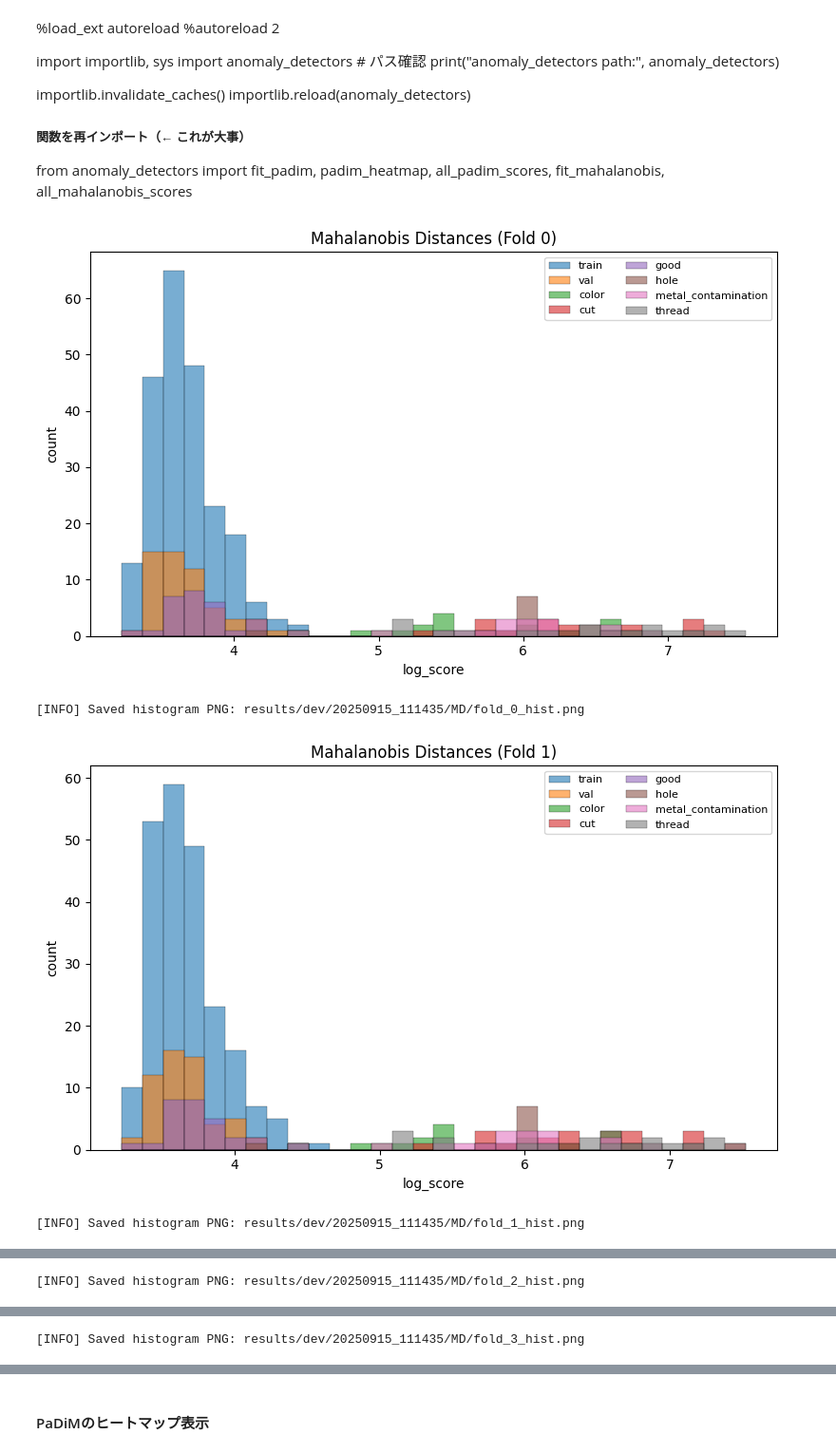
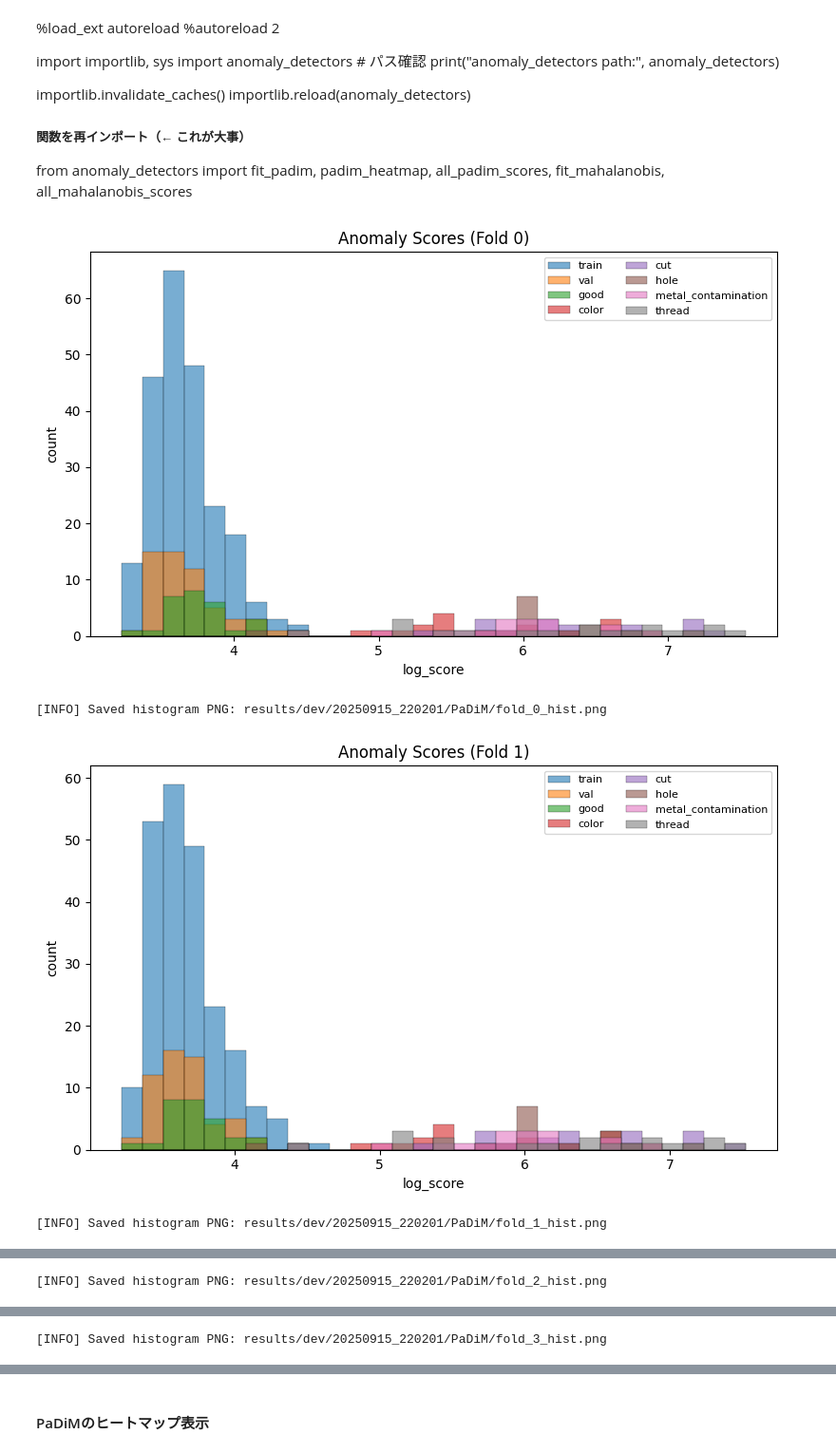
Before and after one commit to macken88/image-anomaly-detection, a Jupyter notebook: 01_experiments_dev.ipynb, the cells around one changed output, grey strips where cells are left out. Shown at 95% size. Cells and saved outputs as stored; diff of their text form; code cells hidden in the pictures.

```diff
--- a/01_experiments_dev.ipynb
+++ b/01_experiments_dev.ipynb
@@ -229,7 +229,7 @@ import plotly.express as px
 ts = datetime.now().strftime('%Y%m%d_%H%M%S')
 base_dir = Path(f'results/dev/{ts}')
 dir_md = base_dir / 'MD'
-dir_p = base_dir / 'PaDiM'
-dir_md.mkdir(parents=True, exist_ok=True); dir_p.mkdir(parents=True, exist_ok=True)
+dir_padim = base_dir / 'PaDiM'
+dir_md.mkdir(parents=True, exist_ok=True); dir_padim.mkdir(parents=True, exist_ok=True)
 print(f'[INFO] Results will be saved under: {base_dir}')
 # %% [output]
@@ -237,5 +237,5 @@ print(f'[INFO] Results will be saved under: {base_dir}')
 # %%
-def plot_histogram(df: pd.DataFrame, ifold: int):
+def plot_histogram(df: pd.DataFrame, ifold: int, save_dir: Path):
     # スコアを対数変換
     df["log_score"] = np.log1p(df["score"])
 
@@ -246,9 +246,9 @@ def plot_histogram(df: pd.DataFrame, ifold: int):
     n_bins = 30
     bin_edges = np.linspace(df["log_score"].min(), df["log_score"].max(), n_bins + 1)
 
-    # 表示順を「train」「val」優先にし、残りは登場順で
+    # 表示順を「train」「val」「good」（テストデータ）優先にし、残りは登場順で
     labels_all = df["label"].unique().tolist()
-    ordered = ["train", "val"] + [l for l in labels_all if l not in ("train", "val")]
+    ordered = ["train", "val", "good"] + [l for l in labels_all if l not in ("train", "val", "good")]
 
     for lb in ordered:
         vals = df.loc[df["label"] == lb, "log_score"].to_numpy()
@@ -263,7 +263,7 @@ def plot_histogram(df: pd.DataFrame, ifold: int):
             linewidth=0.3,
         )
 
-    ax.set_title(f"Mahalanobis Distances (Fold {ifold})")
+    ax.set_title(f"Anomaly Scores (Fold {ifold})")
     ax.set_xlabel("log_score")
     ax.set_ylabel("count")
     # ラベル数が多い場合の視認性配慮（必要に応じて調整）
@@ -274,7 +274,7 @@ def plot_histogram(df: pd.DataFrame, ifold: int):
     plt.show()
 
     # 保存（PNG）
-    out_png = dir_md / f"fold_{ifold}_hist.png"
+    out_png = save_dir / f"fold_{ifold}_hist.png"
     fig.savefig(out_png, dpi=150)
     print(f"[INFO] Saved histogram PNG: {out_png}")
 
@@ -284,7 +284,7 @@ def plot_histogram(df: pd.DataFrame, ifold: int):
 # %%
 all_results_MD = {}
 for ifold, fold in enumerate(cv_folds):
-    model_state = fit_mahalanobis(fold["train_loader"], model, feature_node='features.8', device=device)
+    model_state = fit_mahalanobis(fold["train_loader"], model, device=device)
     scores_train = all_mahalanobis_scores(model_state, fold["train_loader"])
     scores_val = all_mahalanobis_scores(model_state, fold["val_loader"])
     scores_test = all_mahalanobis_scores(model_state, dev_test_loader)
@@ -301,5 +301,5 @@ for ifold, fold in enumerate(cv_folds):
         "label": (["train"] * len(scores_train) + ["val"] * len(scores_val) + dev_test_loader.dataset.labels),
     })
 
-    plot_histogram(df_MD, ifold)
+    plot_histogram(df_MD, ifold, dir_md)
 # %% [output]
@@ -375,34 +375,34 @@ from anomaly_detectors import fit_padim, padim_heatmap, all_padim_scores, fit_ma
 # %%
 # CV 各フォールドで PaDiM を学習・評価
 all_results_PaDiM = {}
 for ifold, fold in enumerate(cv_folds):
     model_state = fit_padim(
         fold["train_loader"],
         model,
         layers=padim_layers,
         d=padim_channel_subsample,
         device=device
         )
     scores_train = all_padim_scores(model_state, fold["train_loader"])
     scores_val = all_padim_scores(model_state, fold["val_loader"])
     scores_test, heatmaps_test = all_padim_scores(model_state, dev_test_loader, return_maps=True)
 
     all_results_PaDiM[ifold] = {
         "model_state": model_state,
         "scores_train": scores_train,
         "scores_val": scores_val,
         "scores_test": scores_test,
         "heatmaps_test": heatmaps_test,
     }
 
     df_PaDiM = pd.DataFrame({
         "score": np.r_[scores_train.numpy(), scores_val.numpy(), scores_test.numpy()],
         "label": (["train"] * len(scores_train) + ["val"] * len(scores_val) + dev_test_loader.dataset.labels),
     })
 
-    plot_histogram(df_PaDiM, ifold)
+    plot_histogram(df_PaDiM, ifold, dir_padim)
 # %% [output]
-[figure, old version]
+[figure, new version]
-[INFO] Saved histogram PNG: results/dev/20250915_111435/MD/fold_0_hist.png
+[INFO] Saved histogram PNG: results/dev/20250915_220201/PaDiM/fold_0_hist.png
-[figure, old version]
+[figure, new version]
-[INFO] Saved histogram PNG: results/dev/20250915_111435/MD/fold_1_hist.png
+[INFO] Saved histogram PNG: results/dev/20250915_220201/PaDiM/fold_1_hist.png
@@ -410 +410 @@ for ifold, fold in enumerate(cv_folds):
-[INFO] Saved histogram PNG: results/dev/20250915_111435/MD/fold_2_hist.png
+[INFO] Saved histogram PNG: results/dev/20250915_220201/PaDiM/fold_2_hist.png
@@ -412 +412 @@ for ifold, fold in enumerate(cv_folds):
-[INFO] Saved histogram PNG: results/dev/20250915_111435/MD/fold_3_hist.png
+[INFO] Saved histogram PNG: results/dev/20250915_220201/PaDiM/fold_3_hist.png
```
Also changed, not shown: parts of 8 cells of this notebook.
